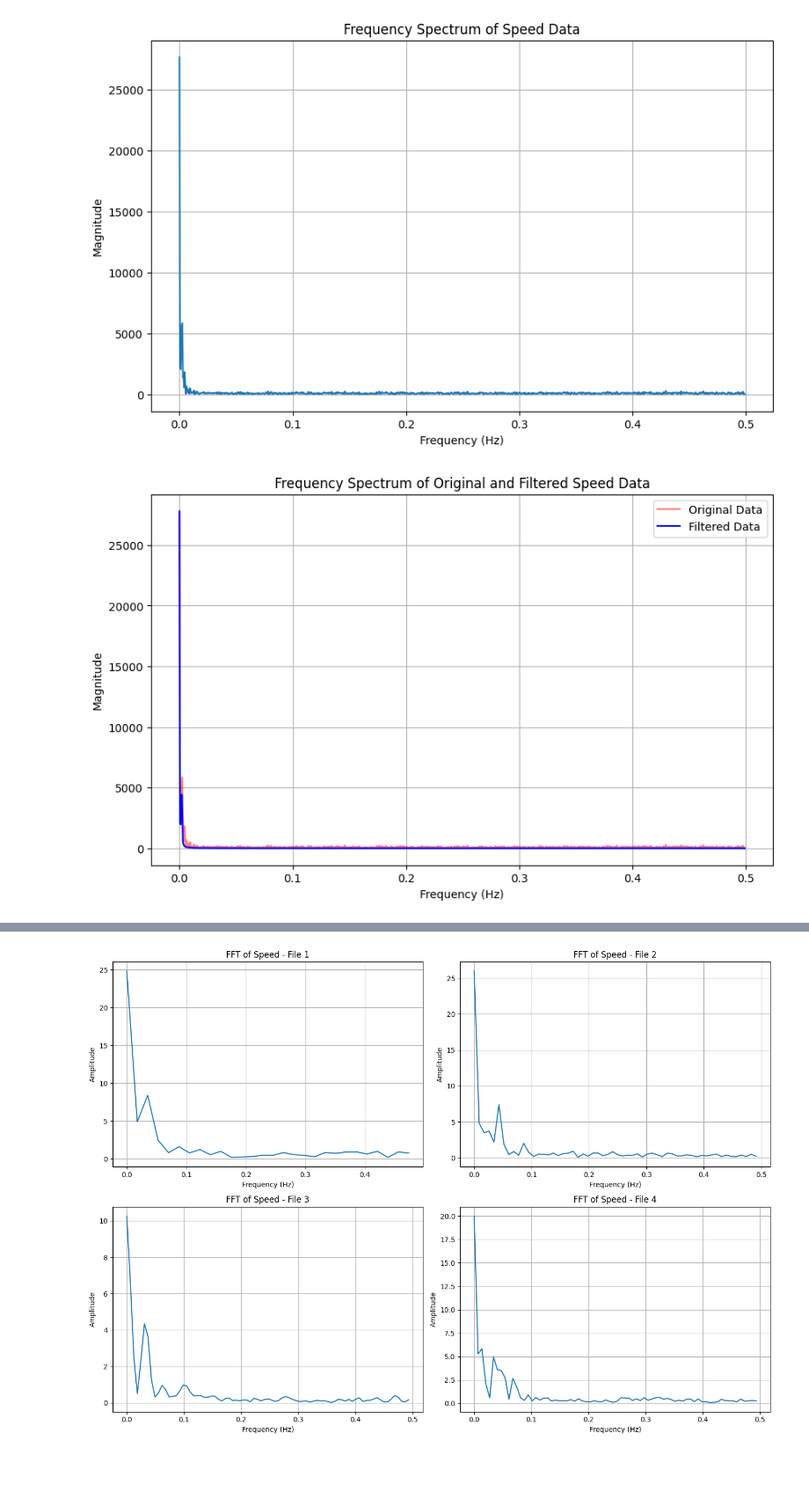
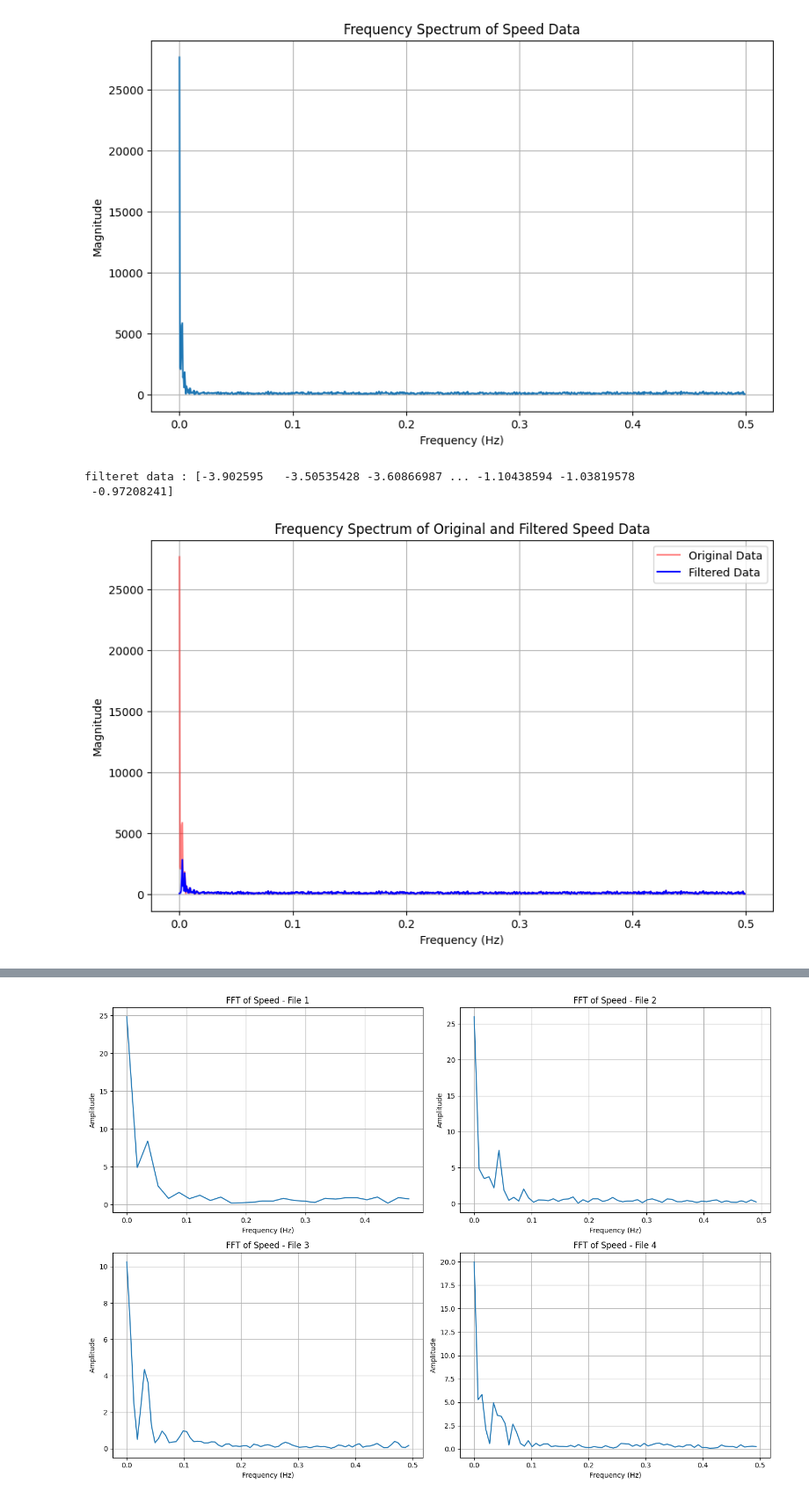
Before and after one commit to aliftffd/Data_kalibrasi, a Jupyter notebook: data.ipynb, the cells around one changed output, grey strips where cells are left out. Shown at 88% size. Saved outputs shown, nothing was run; the diff lists cells and outputs as text; code cells hidden in the pictures; blank space fills up the shorter version.

```diff
--- a/data.ipynb
+++ b/data.ipynb
@@ -747,26 +745,29 @@ Value of positive_freqs:
 # %%
 from scipy.signal import butter, filtfilt
 
 cutoff_frequency = 0.005  # This is a normalized frequency, where 1.0 corresponds to Nyquist frequency (sampling_rate / 2)
 csv_file_path = 'kalibrasi 40 kedua.csv'  # Replace with your CSV file path
 data = pd.read_csv(csv_file_path)
 speed_data = data['Speed'].values
 # Set up the filter
 order = 4  # Order of the filter (adjust as needed)
-b, a = butter(order, cutoff_frequency, btype='low')
+b, a = butter(order, cutoff_frequency, btype='high')
 
 # Apply the filter to your speed data
 filtered_speed_data = filtfilt(b, a, speed_data)
 
+print('filteret data :',filtered_speed_data)
 # Plot original and filtered speed data
 plt.figure(figsize=(10, 6))
 plt.plot(positive_freqs, positive_magnitudes, label='Original Data',alpha = 0.5,color='red')
 plt.plot(positive_freqs, np.abs(np.fft.fft(filtered_speed_data))[:len(positive_magnitudes)], label='Filtered Data',color = 'blue')
 plt.title('Frequency Spectrum of Original and Filtered Speed Data')
 plt.xlabel('Frequency (Hz)')
 plt.ylabel('Magnitude')
 plt.legend()
 plt.grid()
 plt.show()
 # %% [output]
+filteret data : [-3.902595   -3.50535428 -3.60866987 ... -1.10438594 -1.03819578
+ -0.97208241]
-[figure, old version]
+[figure, new version]
```
Also changed, not shown: parts of 4 cells of this notebook.
